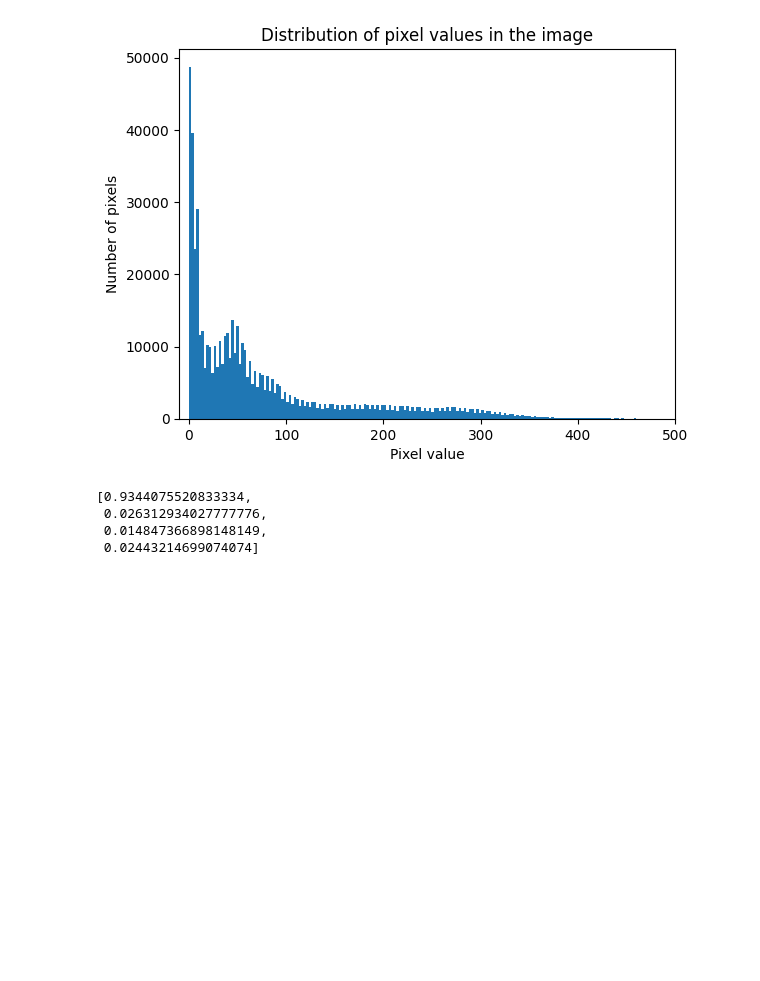
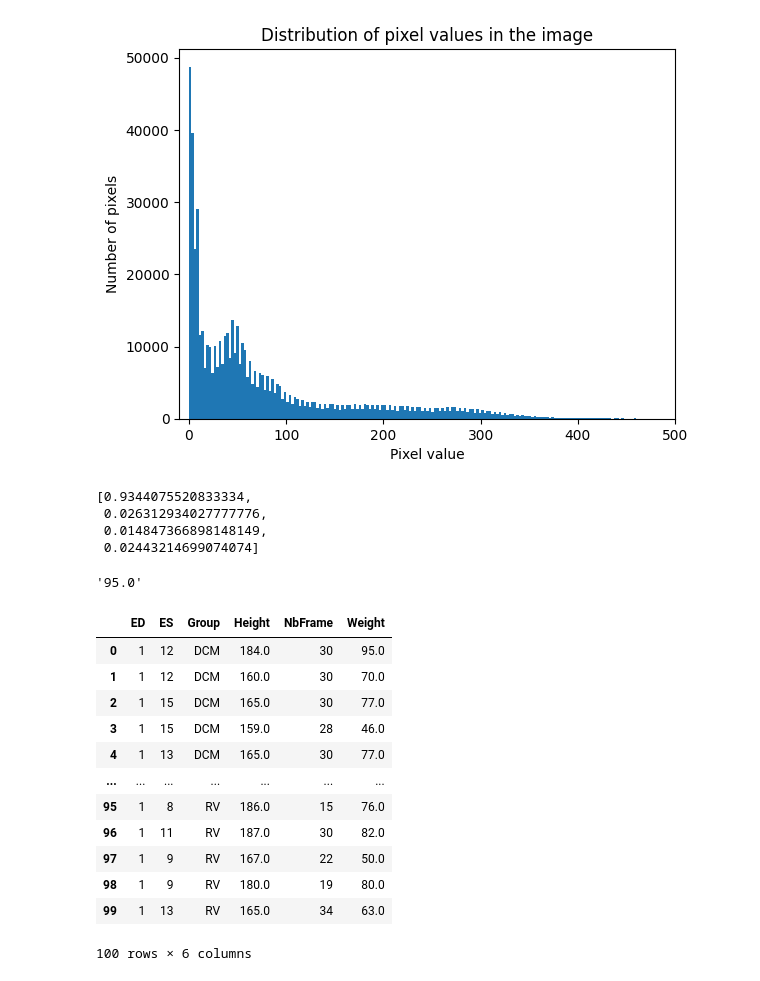
Before and after one commit to drigba/medical_image_segmentation, a Jupyter notebook: open_nii.ipynb, the cells around one changed output. Saved outputs shown, nothing was run; the diff lists cells and outputs as text; code cells hidden in the pictures; blank space fills up the shorter version.

```diff
--- a/open_nii.ipynb
+++ b/open_nii.ipynb
@@ -234,0 +238,27 @@ get_label_percentages(p001_gt[1])
+# %%
+acdc_data[2][0]['Weight']
+# %% [output]
+'95.0'
+# %%
+import pandas as pd
+info_df = pd.DataFrame.from_dict(acdc_data[2])
+
+types = ['int64', 'int64', 'string', 'float32', 'int64', 'float32']
+column_types_dict = dict(zip(info_df.columns, types))
+
+info_df = info_df.astype(column_types_dict)
+info_df
+# %% [output]
+|  | ED | ES | Group | Height | NbFrame | Weight |
+| 0 | 1 | 12 | DCM | 184.0 | 30 | 95.0 |
+| 1 | 1 | 12 | DCM | 160.0 | 30 | 70.0 |
+| 2 | 1 | 15 | DCM | 165.0 | 30 | 77.0 |
+| 3 | 1 | 15 | DCM | 159.0 | 28 | 46.0 |
+| 4 | 1 | 13 | DCM | 165.0 | 30 | 77.0 |
+| ... | ... | ... | ... | ... | ... | ... |
+| 95 | 1 | 8 | RV | 186.0 | 15 | 76.0 |
+| 96 | 1 | 11 | RV | 187.0 | 30 | 82.0 |
+| 97 | 1 | 9 | RV | 167.0 | 22 | 50.0 |
+| 98 | 1 | 9 | RV | 180.0 | 19 | 80.0 |
+| 99 | 1 | 13 | RV | 165.0 | 34 | 63.0 |
+100 rows × 6 columns
```
Also changed, not shown: parts of 13 cells of this notebook, 1 other file.
